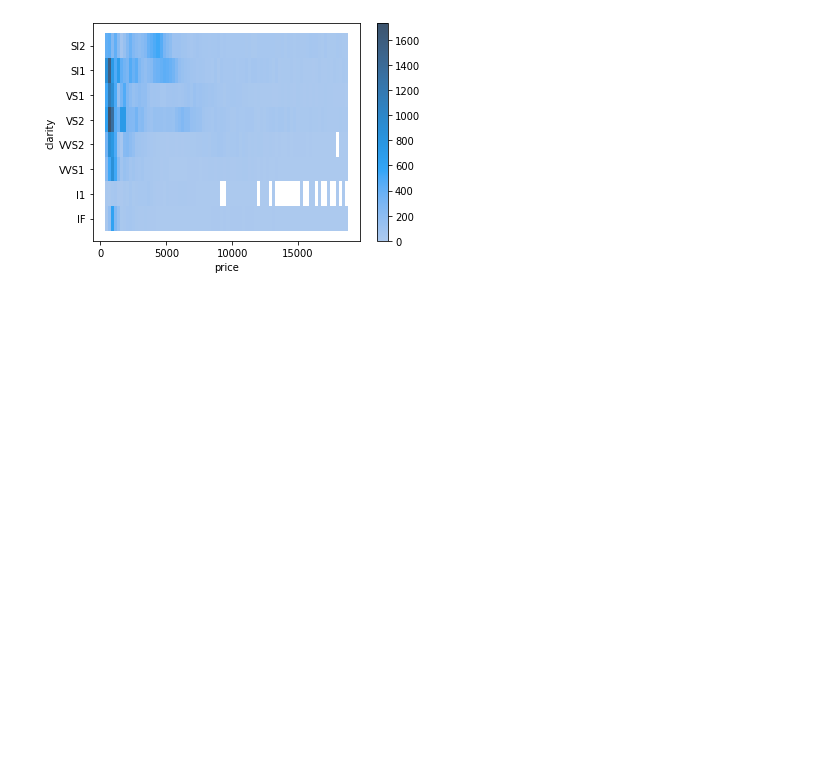
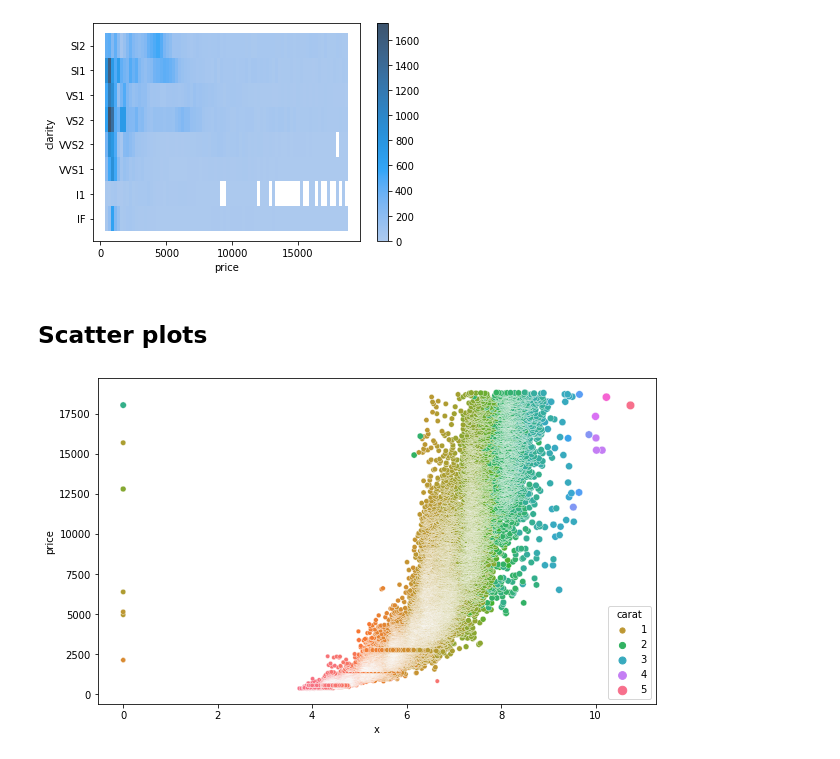
Before and after one commit to naruhikohama/dataviz-python, a Jupyter notebook: Seaborn/seaborn_intro_demo.ipynb, the cells around one changed output. Cells and saved outputs as stored; diff of their text form; code cells hidden in the pictures; blank space fills up the shorter version.

Commit message:
scatter plots on seaborn

```diff
--- a/Seaborn/seaborn_intro_demo.ipynb
+++ b/Seaborn/seaborn_intro_demo.ipynb
@@ -154,3 +154,20 @@ sns.histplot(
 # %% [output]
 <AxesSubplot:xlabel='price', ylabel='clarity'>
 [figure]
+# %% [markdown]
+## Scatter plots
+# %%
+fig, ax = plt.subplots(figsize = (10, 6))
+
+sns.scatterplot(
+    x = 'x',
+    y = 'price',
+    data = diamonds,
+    hue = 'carat',
+    palette='husl',
+    size = 'carat'
+)
+
+plt.show()
+# %% [output]
+[figure, added]
```
Also changed, not shown: parts of 1 cell of this notebook.
